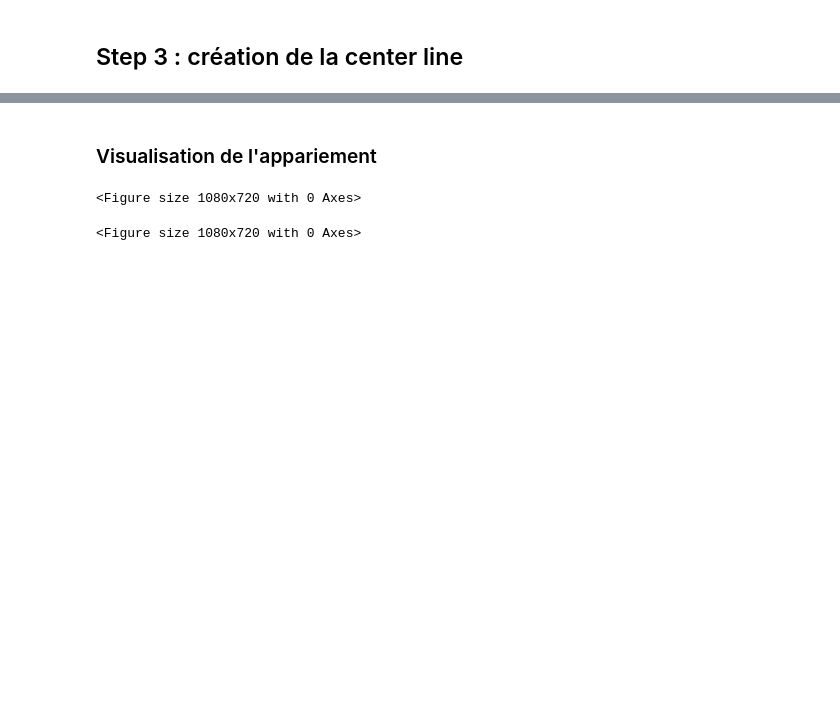
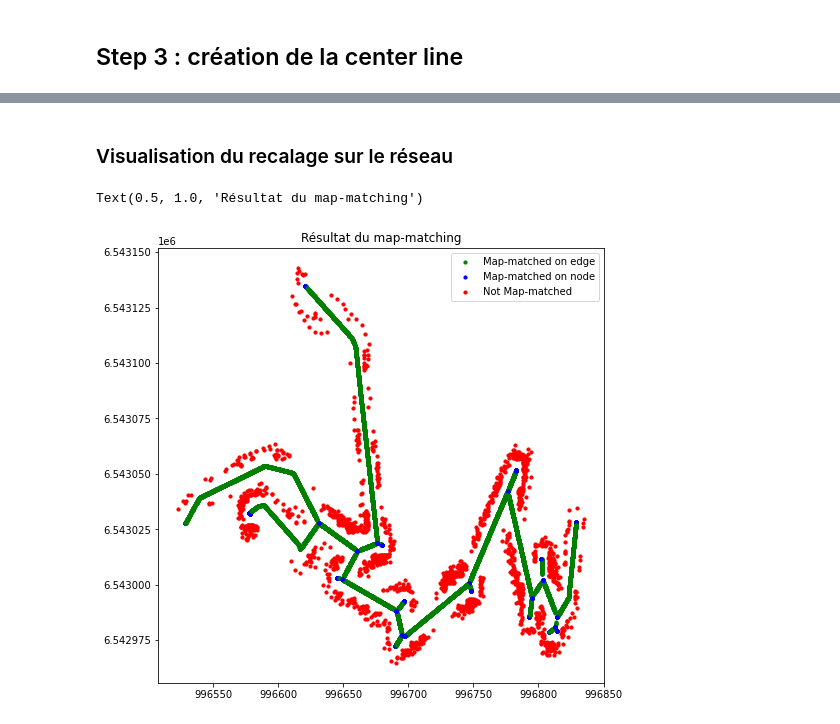
Before and after one commit to umrlastig/Footprint2graph-pipeline, a Jupyter notebook: doc/source/examples/Simulated-Traj_Example.ipynb, the cells around one changed output, grey strips where cells are left out. Cells and saved outputs as stored; diff of their text form; code cells hidden in the pictures; blank space fills up the shorter version.

```diff
--- a/doc/source/examples/Simulated-Traj_Example.ipynb
+++ b/doc/source/examples/Simulated-Traj_Example.ipynb
@@ -289,9 +291,13 @@ Map-matching results restructuring completed.
 # %% [markdown]
-### Visualisation de l'appariement
+### Visualisation du recalage sur le réseau
 # %%
 from ofnp import plotMM
 
-plt.figure(figsize=(15, 10))
+plt.figure(figsize=(8, 8))
+
+ax1 = plt.subplot2grid((1, 1), (0, 0))
+plotMM(RESPATH, ax1)
+ax1.set_title('Résultat du map-matching')
 # %% [output]
-<Figure size 1080x720 with 0 Axes>
+Text(0.5, 1.0, 'Résultat du map-matching')
-<Figure size 1080x720 with 0 Axes>
+[figure, added]
```
Also changed, not shown: parts of 13 cells of this notebook, 17 other files.
